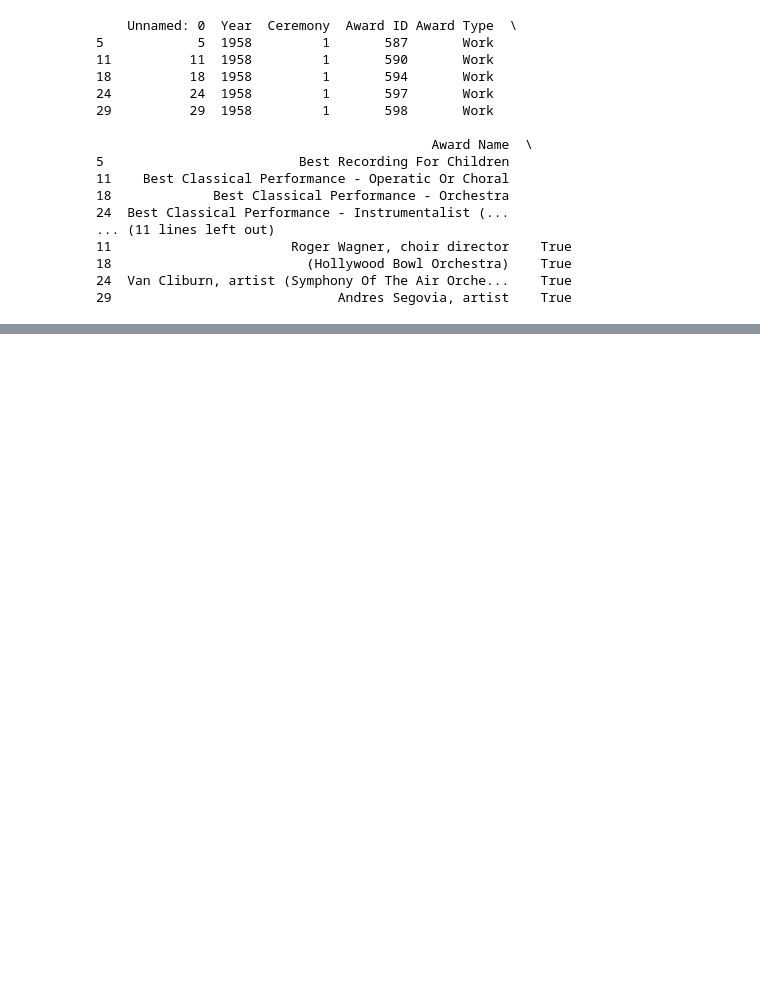
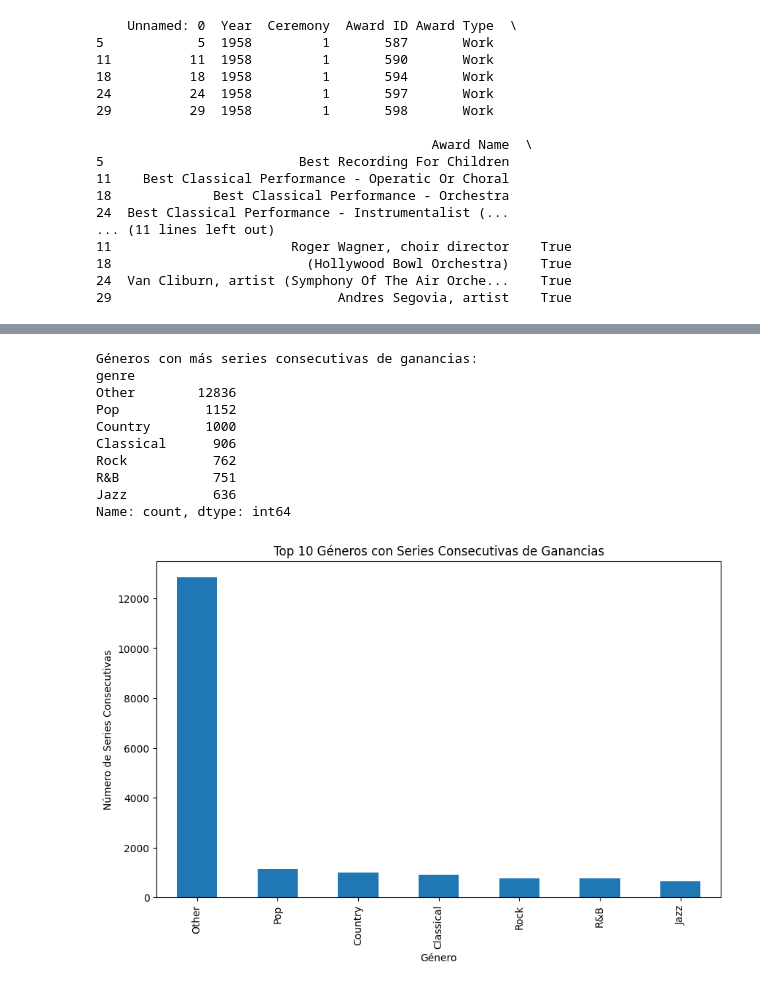
Before and after one commit to developreiloyo/NP_PD, a Jupyter notebook: Grammys.ipynb, the cells around one changed output, grey strips where cells are left out. Saved outputs shown, nothing was run; the diff lists cells and outputs as text; code cells hidden in the pictures; blank space fills up the shorter version.

```diff
--- a/Grammys.ipynb
+++ b/Grammys.ipynb
@@ -68,0 +244,32 @@ print(df_winners.head())
+# %%
+# Generos Dominantes por Década
+
+# Suponiendo que tienes una columna 'Genre'
+genre_streaks = consecutive_wins.merge(df[['Nominee', 'genre']], on='Nominee', how='left')
+
+# Contar géneros con series consecutivas
+genre_counts = genre_streaks['genre'].value_counts()
+
+# Mostrar resultados
+print("Géneros con más series consecutivas de ganancias:")
+print(genre_counts)
+
+# Graficar
+plt.figure(figsize=(10, 6))
+genre_counts.head(10).plot(kind='bar')
+plt.title('Top 10 Géneros con Series Consecutivas de Ganancias')
+plt.xlabel('Género')
+plt.ylabel('Número de Series Consecutivas')
+plt.show()
+# %% [output]
+Géneros con más series consecutivas de ganancias:
+genre
+Other        12836
+Pop           1152
+Country       1000
+Classical      906
+Rock           762
+R&B            751
+Jazz           636
+Name: count, dtype: int64
+[figure, added]
```
Also changed, not shown: parts of 9 cells of this notebook.
